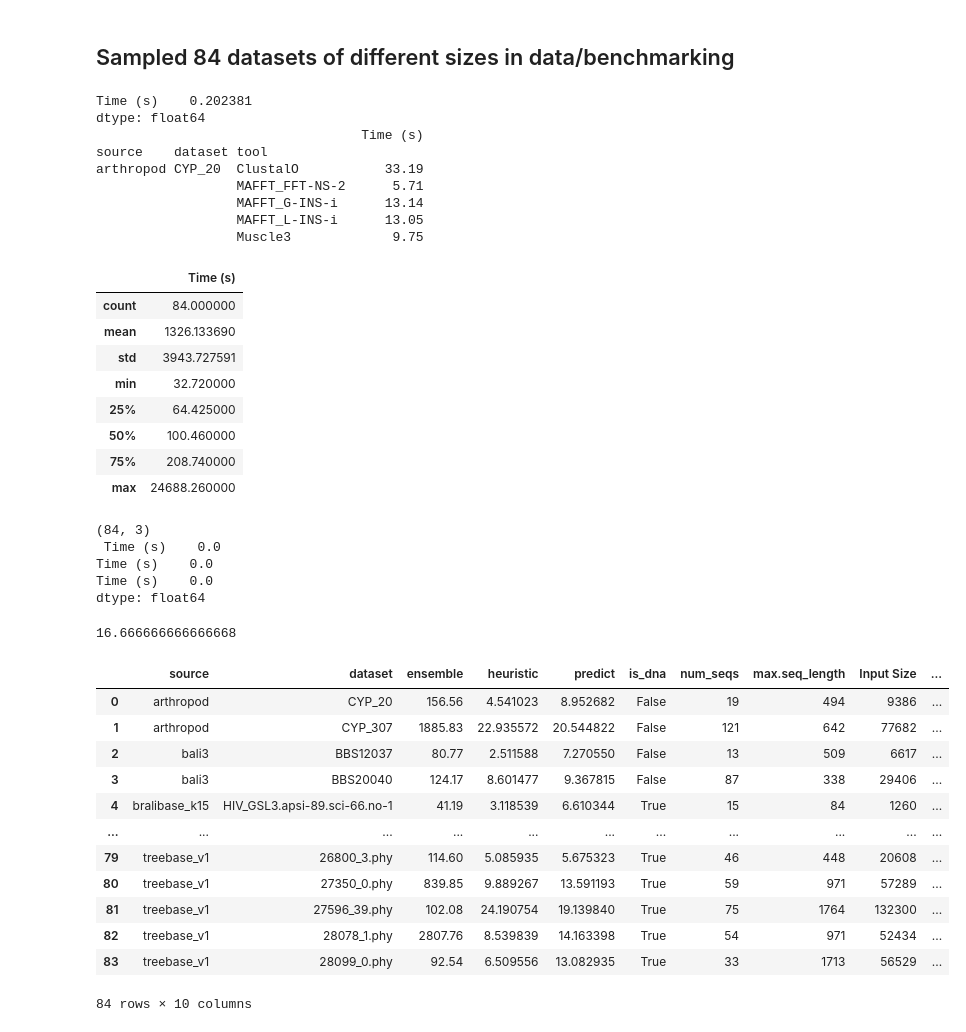
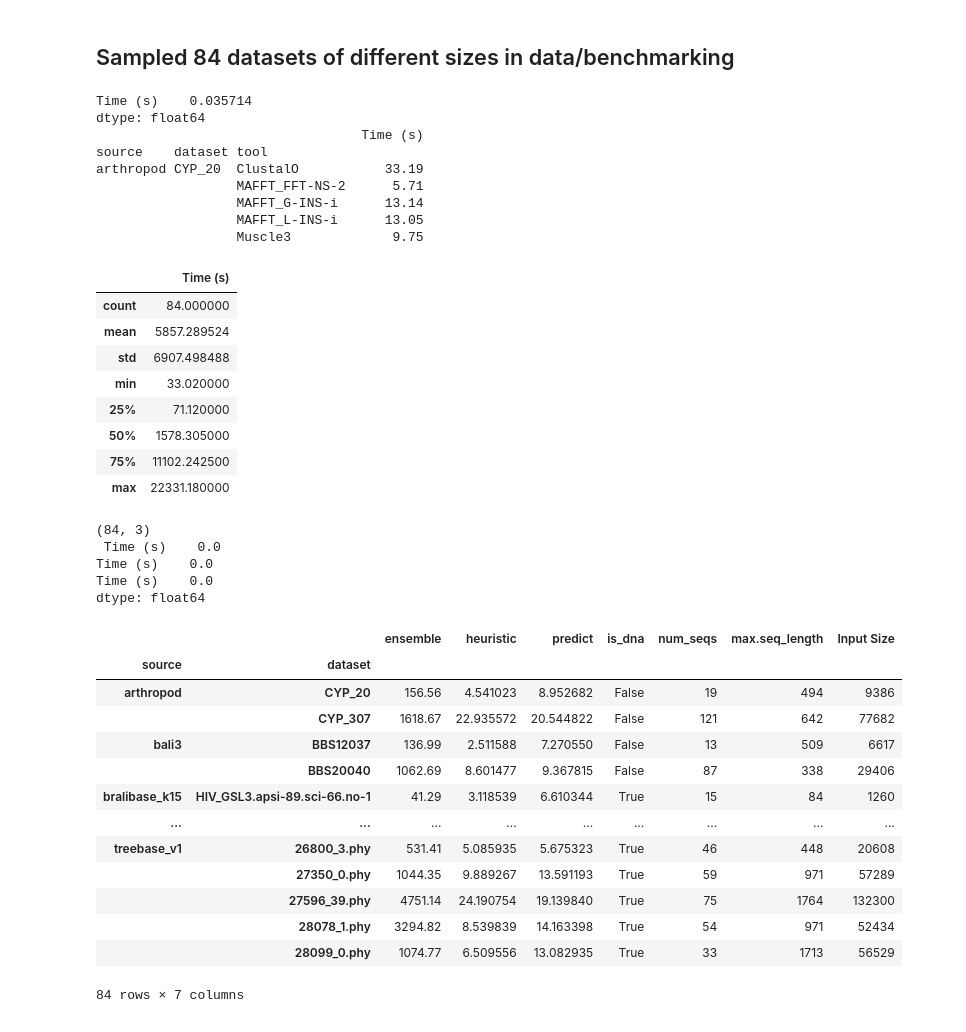
Before and after one commit to MaBody/aldiscore, a Jupyter notebook: notebooks/misc/runtime_overall.ipynb, the cells around one changed output. Cells and saved outputs as stored; diff of their text form; code cells hidden in the pictures.

```diff
--- a/notebooks/misc/runtime_overall.ipynb
+++ b/notebooks/misc/runtime_overall.ipynb
@@ -64,11 +64,11 @@ summary_df = (
 
 # timeouts = timeouts.loc[perf_df.index]
 
-# perf_df = perf_df + timeouts * 3600
+perf_df = perf_df + timeouts * 3600
 summary_df.to_parquet(ROOT.parent / "logs" / "misc" / "ensemble_time.parquet")
 summary_df.describe()
 # %% [output]
-Time (s)    0.202381
+Time (s)    0.035714
 dtype: float64
                                   Time (s)
 source    dataset tool
@@ -79,13 +79,13 @@ arthropod CYP_20  ClustalO           33.19
                   Muscle3             9.75
 |  | Time (s) |
 | count | 84.000000 |
-| mean | 1326.133690 |
-| std | 3943.727591 |
-| min | 32.720000 |
-| 25% | 64.425000 |
-| 50% | 100.460000 |
-| 75% | 208.740000 |
-| max | 24688.260000 |
+| mean | 5857.289524 |
+| std | 6907.498488 |
+| min | 33.020000 |
+| 25% | 71.120000 |
+| 50% | 1578.305000 |
+| 75% | 11102.242500 |
+| max | 22331.180000 |
 # %%
 import seaborn as sn
 import matplotlib.pyplot as plt
@@ -116,26 +116,23 @@ perf_df.to_csv(ROOT.parent / "logs" / "misc" / "runtimes.csv")
 Time (s)    0.0
 Time (s)    0.0
 dtype: float64
-# %%
-1000 / 60
-# %% [output]
-16.666666666666668
 # %%
-pd.read_csv(ROOT.parent / "logs" / "misc" / "runtimes.csv")
+pd.read_parquet(ROOT.parent / "transfer" / "runtime_report.parquet")
 # %% [output]
-|  | source | dataset | ensemble | heuristic | predict | is_dna | num_seqs | max.seq_length | Input Size | ... |
-| 0 | arthropod | CYP_20 | 156.56 | 4.541023 | 8.952682 | False | 19 | 494 | 9386 | ... |
-| 1 | arthropod | CYP_307 | 1885.83 | 22.935572 | 20.544822 | False | 121 | 642 | 77682 | ... |
-| 2 | bali3 | BBS12037 | 80.77 | 2.511588 | 7.270550 | False | 13 | 509 | 6617 | ... |
-| 3 | bali3 | BBS20040 | 124.17 | 8.601477 | 9.367815 | False | 87 | 338 | 29406 | ... |
-| 4 | bralibase_k15 | HIV_GSL3.apsi-89.sci-66.no-1 | 41.19 | 3.118539 | 6.610344 | True | 15 | 84 | 1260 | ... |
-| ... | ... | ... | ... | ... | ... | ... | ... | ... | ... | ... |
-| 79 | treebase_v1 | 26800_3.phy | 114.60 | 5.085935 | 5.675323 | True | 46 | 448 | 20608 | ... |
-| 80 | treebase_v1 | 27350_0.phy | 839.85 | 9.889267 | 13.591193 | True | 59 | 971 | 57289 | ... |
-| 81 | treebase_v1 | 27596_39.phy | 102.08 | 24.190754 | 19.139840 | True | 75 | 1764 | 132300 | ... |
-| 82 | treebase_v1 | 28078_1.phy | 2807.76 | 8.539839 | 14.163398 | True | 54 | 971 | 52434 | ... |
-| 83 | treebase_v1 | 28099_0.phy | 92.54 | 6.509556 | 13.082935 | True | 33 | 1713 | 56529 | ... |
+|  |  | ensemble | heuristic | predict | is_dna | num_seqs | max.seq_length | Input Size |
+| source | dataset |  |  |  |  |  |  |  |
+| arthropod | CYP_20 | 156.56 | 4.541023 | 8.952682 | False | 19 | 494 | 9386 |
+|  | CYP_307 | 1618.67 | 22.935572 | 20.544822 | False | 121 | 642 | 77682 |
+| bali3 | BBS12037 | 136.99 | 2.511588 | 7.270550 | False | 13 | 509 | 6617 |
+|  | BBS20040 | 1062.69 | 8.601477 | 9.367815 | False | 87 | 338 | 29406 |
+| bralibase_k15 | HIV_GSL3.apsi-89.sci-66.no-1 | 41.29 | 3.118539 | 6.610344 | True | 15 | 84 | 1260 |
+| ... | ... | ... | ... | ... | ... | ... | ... | ... |
+| treebase_v1 | 26800_3.phy | 531.41 | 5.085935 | 5.675323 | True | 46 | 448 | 20608 |
+|  | 27350_0.phy | 1044.35 | 9.889267 | 13.591193 | True | 59 | 971 | 57289 |
+|  | 27596_39.phy | 4751.14 | 24.190754 | 19.139840 | True | 75 | 1764 | 132300 |
+|  | 28078_1.phy | 3294.82 | 8.539839 | 14.163398 | True | 54 | 971 | 52434 |
+|  | 28099_0.phy | 1074.77 | 6.509556 | 13.082935 | True | 33 | 1713 | 56529 |
-84 rows × 10 columns
+84 rows × 7 columns
 # %%
 import matplotlib.ticker as mtick
 
```
Also changed, not shown: parts of 3 cells of this notebook, 1 other file.
